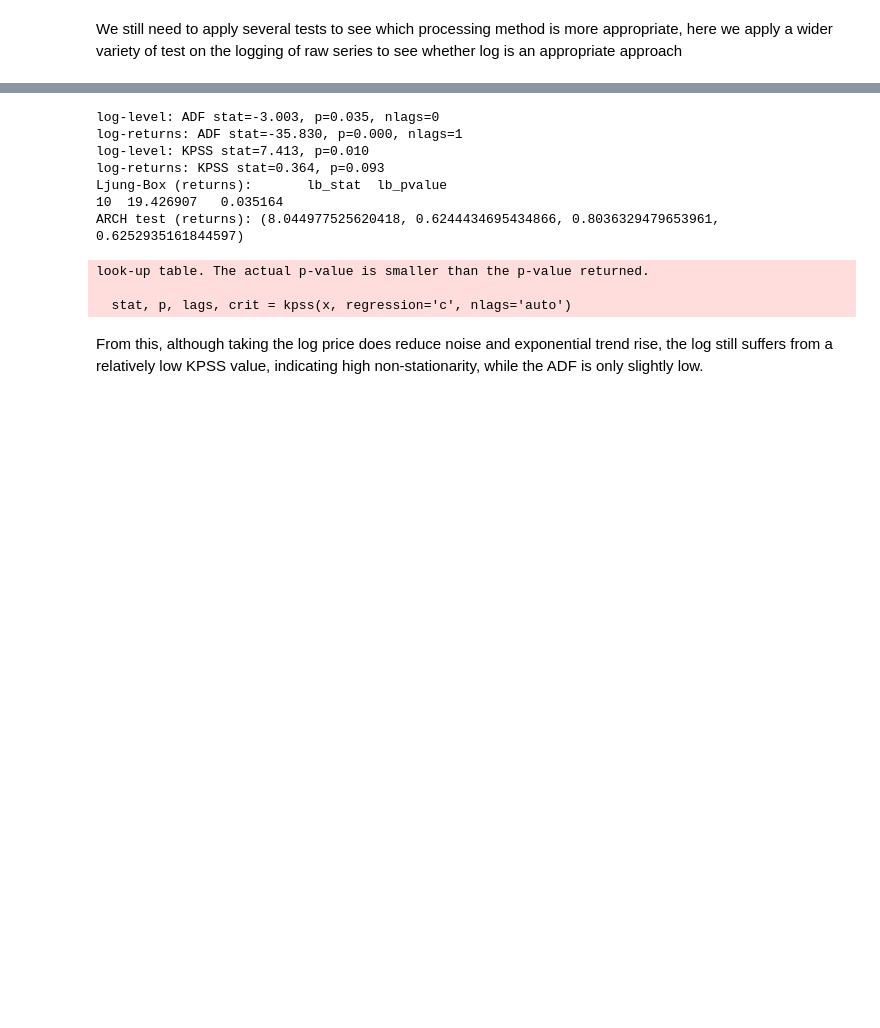
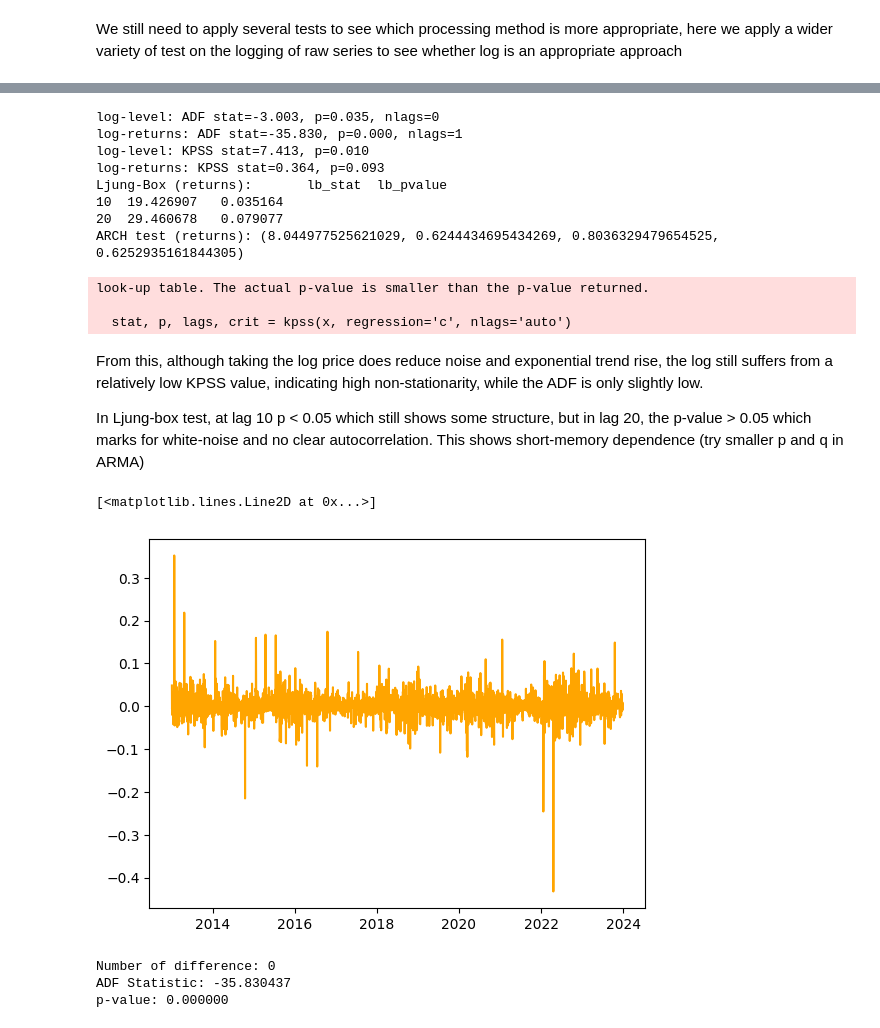
Before and after one commit to GinHikat/OmniTS_for_Stock, a Jupyter notebook: notebooks/prep_eda.ipynb, the cells around one changed output, grey strips where cells are left out. Cells and saved outputs as stored; diff of their text form; code cells hidden in the pictures; blank space fills up the shorter version.

```diff
--- a/notebooks/prep_eda.ipynb
+++ b/notebooks/prep_eda.ipynb
@@ -542,7 +589,7 @@ kpss_report(log_s, "log-level")
 kpss_report(log_ret, "log-returns")
 
 # diagnostics on returns
-print("Ljung-Box (returns):", acorr_ljungbox(log_ret, lags=[10], return_df=True))
+print("Ljung-Box (returns):", acorr_ljungbox(log_ret, lags=[10, 20], return_df=True))
 print("ARCH test (returns):", het_arch(log_ret))
 # %% [output]
 log-level: ADF stat=-3.003, p=0.035, nlags=0
@@ -551,11 +598,29 @@ log-level: KPSS stat=7.413, p=0.010
 log-returns: KPSS stat=0.364, p=0.093
 Ljung-Box (returns):       lb_stat  lb_pvalue
 10  19.426907   0.035164
-ARCH test (returns): (8.044977525620418, 0.6244434695434866, 0.8036329479653961, 0.6252935161844597)
+20  29.460678   0.079077
+ARCH test (returns): (8.044977525621029, 0.6244434695434269, 0.8036329479654525, 0.6252935161844305)
 look-up table. The actual p-value is smaller than the p-value returned.
 
   stat, p, lags, crit = kpss(x, regression='c', nlags='auto')
 # %% [markdown]
 From this, although taking the log price does reduce noise and exponential trend rise, the log still suffers from a relatively low KPSS value, indicating high non-stationarity, while the ADF is only slightly low.
+
+In Ljung-box test, at lag 10 p < 0.05 which still shows some structure, but in lag 20, the p-value > 0.05 which marks for white-noise and no clear autocorrelation. This shows short-memory dependence (try smaller p and q in ARMA)
 # %%
 df_NFLX['Close_diff'] = df_NFLX['Close'] - df_NFLX['Close'].shift(1)
+
+df_NFLX['Close_log'] = np.log(df_NFLX['Close'])
+
+df_NFLX['Return'] = np.log(df_NFLX['Close']) - np.log(df_NFLX['Close'].shift(1))
+# %%
+plt.plot(df_NFLX['Date'], df_NFLX['Return'], label='Return', color='orange')
+# %% [output]
+[<matplotlib.lines.Line2D at 0x...>]
+[figure, added]
+# %%
+find_d(df_NFLX, 'Return')
+# %% [output]
+Number of difference: 0
+ADF Statistic: -35.830437
+p-value: 0.000000
```
Also changed, not shown: parts of 68 cells of this notebook, 8 other files.
